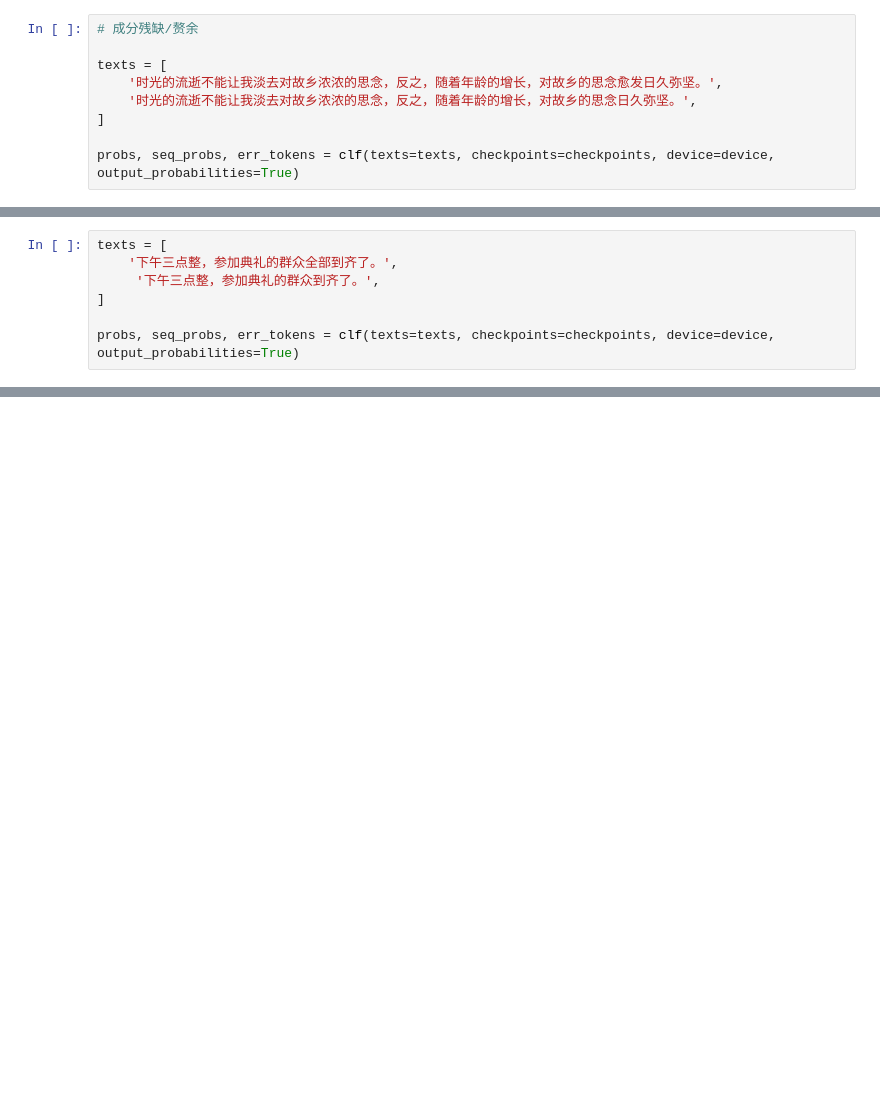
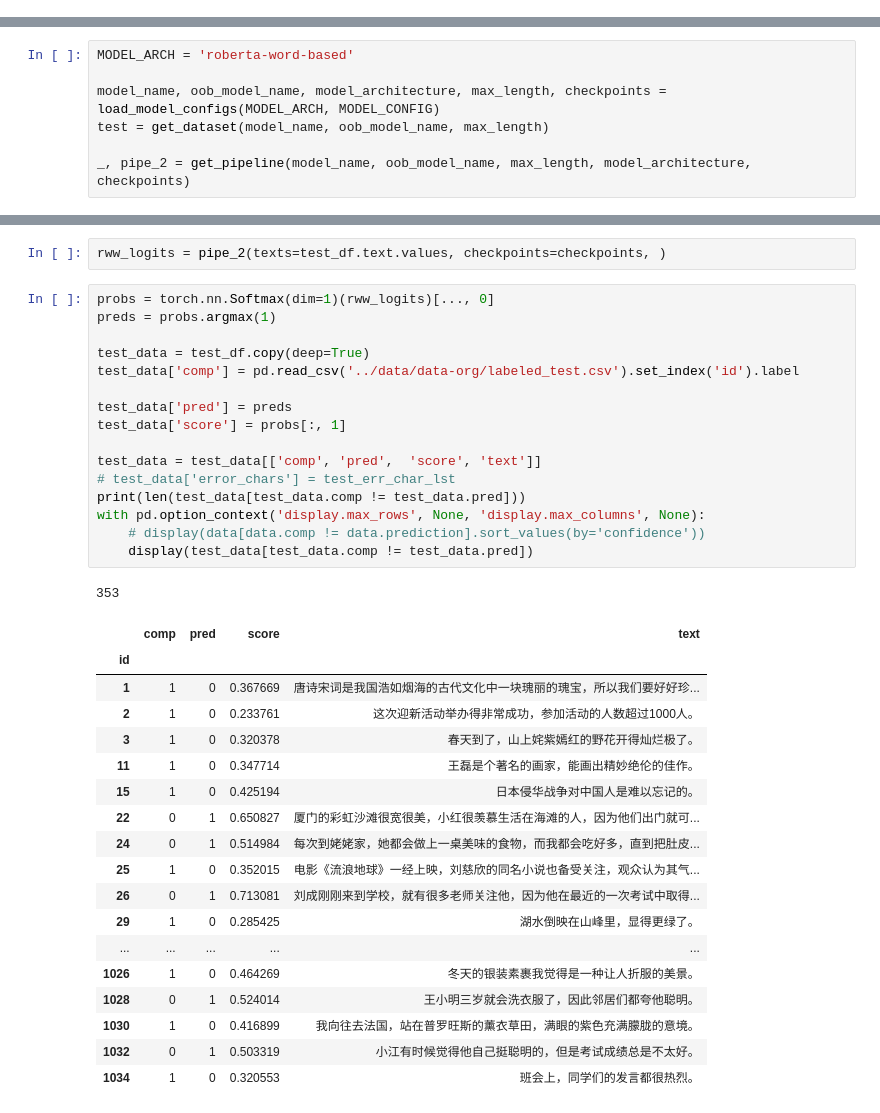
Before and after one commit to holajoa/chinese-grammar-error-detection, a Jupyter notebook: notebooks/pipeline.ipynb, the cells around one changed output, grey strips where cells are left out. Saved outputs shown, nothing was run; the diff lists cells and outputs as text; blank space fills up the shorter version.

```diff
--- a/notebooks/pipeline.ipynb
+++ b/notebooks/pipeline.ipynb
@@ -234,9 +0,0 @@ probs, seq_probs, err_tokens = clf(texts=texts, checkpoints=checkpoints, device=
-# %%
-# 成分残缺/赘余
-
-texts = [
-    '时光的流逝不能让我淡去对故乡浓浓的思念，反之，随着年龄的增长，对故乡的思念愈发日久弥坚。',
-    '时光的流逝不能让我淡去对故乡浓浓的思念，反之，随着年龄的增长，对故乡的思念日久弥坚。',
-]
-
-probs, seq_probs, err_tokens = clf(texts=texts, checkpoints=checkpoints, device=device, output_probabilities=True)
@@ -249,7 +0,0 @@ probs, seq_probs, err_tokens = clf(texts=texts, checkpoints=checkpoints, device=
-# %%
-texts = [
-    '下午三点整，参加典礼的群众全部到齐了。',
-     '下午三点整，参加典礼的群众到齐了。',
-]
-
-probs, seq_probs, err_tokens = clf(texts=texts, checkpoints=checkpoints, device=device, output_probabilities=True)
@@ -366,0 +157,7 @@ print(scores)
+# %%
+MODEL_ARCH = 'roberta-word-based'
+
+model_name, oob_model_name, model_architecture, max_length, checkpoints = load_model_configs(MODEL_ARCH, MODEL_CONFIG)
+test = get_dataset(model_name, oob_model_name, max_length)
+
+_, pipe_2 = get_pipeline(model_name, oob_model_name, max_length, model_architecture, checkpoints)
@@ -366,0 +170,38 @@ print(scores)
+# %%
+rww_logits = pipe_2(texts=test_df.text.values, checkpoints=checkpoints, )
+# %%
+probs = torch.nn.Softmax(dim=1)(rww_logits)[..., 0]
+preds = probs.argmax(1)
+
+test_data = test_df.copy(deep=True)
+test_data['comp'] = pd.read_csv('../data/data-org/labeled_test.csv').set_index('id').label
+
+test_data['pred'] = preds
+test_data['score'] = probs[:, 1]
+
+test_data = test_data[['comp', 'pred',  'score', 'text']]
+# test_data['error_chars'] = test_err_char_lst
+print(len(test_data[test_data.comp != test_data.pred]))
+with pd.option_context('display.max_rows', None, 'display.max_columns', None):
+    # display(data[data.comp != data.prediction].sort_values(by='confidence'))
+    display(test_data[test_data.comp != test_data.pred])
+# %% [output]
+353
+|  | comp | pred | score | text |
+| id |  |  |  |  |
+| 1 | 1 | 0 | 0.367669 | 唐诗宋词是我国浩如烟海的古代文化中一块瑰丽的瑰宝，所以我们要好好珍... |
+| 2 | 1 | 0 | 0.233761 | 这次迎新活动举办得非常成功，参加活动的人数超过1000人。 |
+| 3 | 1 | 0 | 0.320378 | 春天到了，山上姹紫嫣红的野花开得灿烂极了。 |
+| 11 | 1 | 0 | 0.347714 | 王磊是个著名的画家，能画出精妙绝伦的佳作。 |
+| 15 | 1 | 0 | 0.425194 | 日本侵华战争对中国人是难以忘记的。 |
+| 22 | 0 | 1 | 0.650827 | 厦门的彩虹沙滩很宽很美，小红很羡慕生活在海滩的人，因为他们出门就可... |
+| 24 | 0 | 1 | 0.514984 | 每次到姥姥家，她都会做上一桌美味的食物，而我都会吃好多，直到把肚皮... |
+| 25 | 1 | 0 | 0.352015 | 电影《流浪地球》一经上映，刘慈欣的同名小说也备受关注，观众认为其气... |
+| 26 | 0 | 1 | 0.713081 | 刘成刚刚来到学校，就有很多老师关注他，因为他在最近的一次考试中取得... |
+| 29 | 1 | 0 | 0.285425 | 湖水倒映在山峰里，显得更绿了。 |
+| ... | ... | ... | ... | ... |
+| 1026 | 1 | 0 | 0.464269 | 冬天的银装素裹我觉得是一种让人折服的美景。 |
+| 1028 | 0 | 1 | 0.524014 | 王小明三岁就会洗衣服了，因此邻居们都夸他聪明。 |
+| 1030 | 1 | 0 | 0.416899 | 我向往去法国，站在普罗旺斯的薰衣草田，满眼的紫色充满朦胧的意境。 |
+| 1032 | 0 | 1 | 0.503319 | 小江有时候觉得他自己挺聪明的，但是考试成绩总是不太好。 |
+| 1034 | 1 | 0 | 0.320553 | 班会上，同学们的发言都很热烈。 |
```
Also changed, not shown: parts of 43 cells of this notebook, 48 other files.
